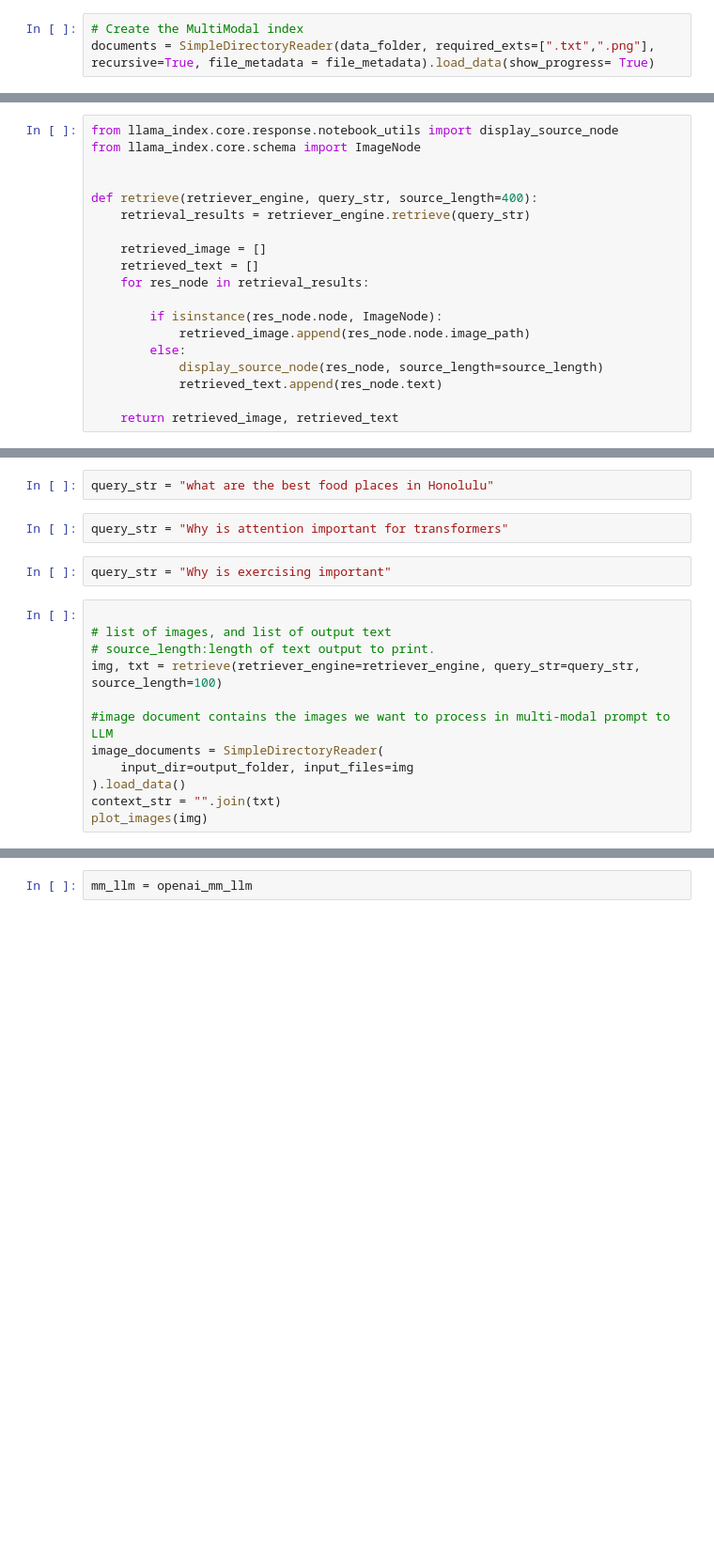
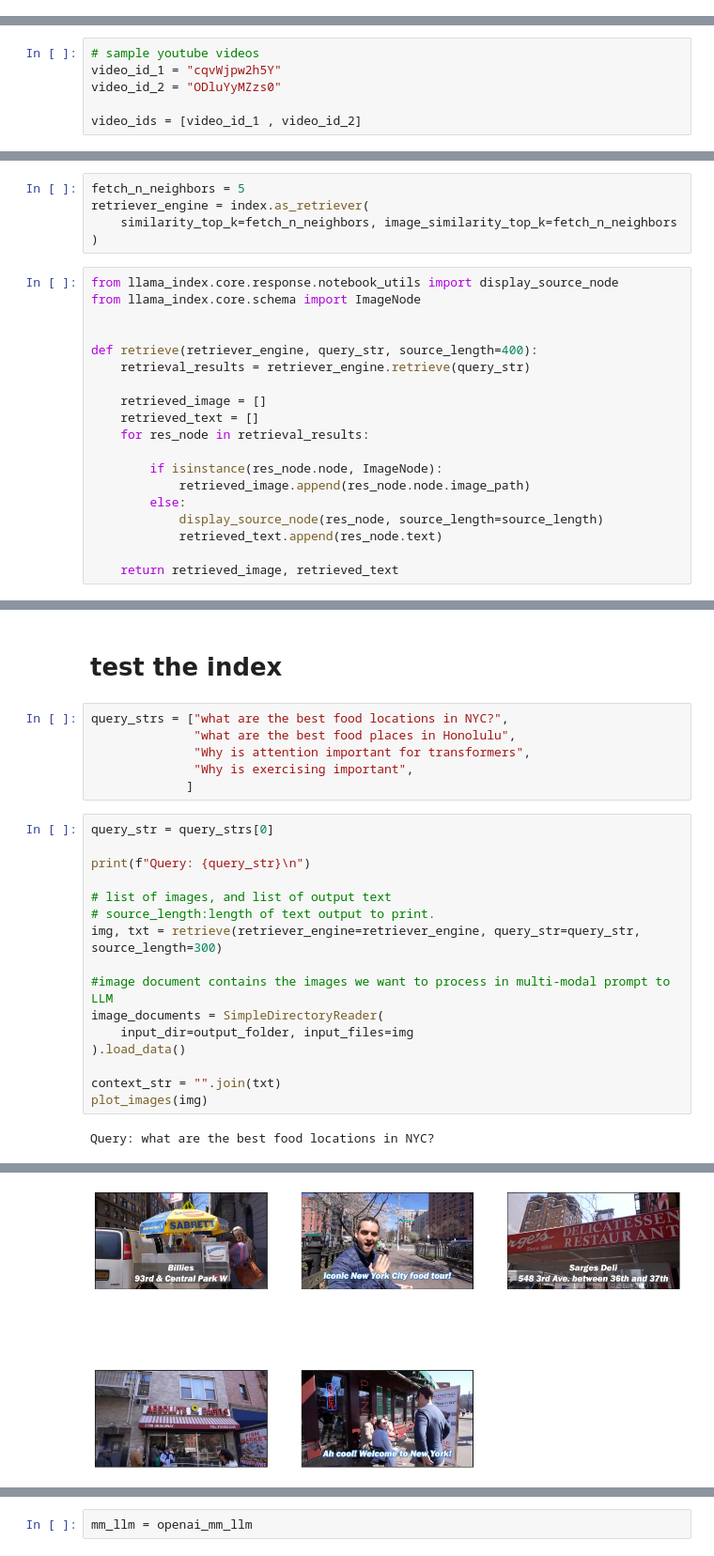
Before and after one commit to npatta01/pydata_rag_video, a Jupyter notebook: notebooks/full_e2e__notebook.ipynb, the cells around one changed output, grey strips where cells are left out. Shown: that part at 94% size. Saved outputs shown, nothing was run; the diff lists cells and outputs as text; blank space fills up the shorter version.

```diff
--- a/notebooks/full_e2e__notebook.ipynb
+++ b/notebooks/full_e2e__notebook.ipynb
@@ -270,3 +44,0 @@ def file_metadata(file_path:str):
-# %%
-# Create the MultiModal index
-documents = SimpleDirectoryReader(data_folder, required_exts=[".txt",".png"], recursive=True, file_metadata = file_metadata).load_data(show_progress= True)
@@ -309,0 +159,6 @@ qa_tmpl_str = (
+# %%
+# sample youtube videos
+video_id_1 = "cqvWjpw2h5Y"
+video_id_2 = "ODluYyMZzs0"
+
+video_ids = [video_id_1 , video_id_2]
@@ -310,3 +295,8 @@ qa_tmpl_str = (
+# %%
+fetch_n_neighbors = 5
+retriever_engine = index.as_retriever(
+    similarity_top_k=fetch_n_neighbors, image_similarity_top_k=fetch_n_neighbors
+)
 # %%
 from llama_index.core.response.notebook_utils import display_source_node
 from llama_index.core.schema import ImageNode
@@ -331,18 +319,26 @@ query_str = "what are the best food places in NYC"
-# %%
-query_str = "what are the best food places in Honolulu"
-# %%
-query_str = "Why is attention important for transformers"
-# %%
-query_str = "Why is exercising important"
+# %% [markdown]
+# test the index
+# %%
+query_strs = ["what are the best food locations in NYC?",
+              "what are the best food places in Honolulu",
+              "Why is attention important for transformers",
+              "Why is exercising important",
+             ]
 # %%
+query_str = query_strs[0]
+
+print(f"Query: {query_str}\n")
 
 # list of images, and list of output text
 # source_length:length of text output to print.
-img, txt = retrieve(retriever_engine=retriever_engine, query_str=query_str, source_length=100)
+img, txt = retrieve(retriever_engine=retriever_engine, query_str=query_str, source_length=300)
 
 #image document contains the images we want to process in multi-modal prompt to LLM
 image_documents = SimpleDirectoryReader(
     input_dir=output_folder, input_files=img
 ).load_data()
+
 context_str = "".join(txt)
 plot_images(img)
+# %% [output]
+Query: what are the best food locations in NYC?
@@ -348,0 +350 @@ plot_images(img)
+[figure, added]
```
Also changed, not shown: parts of 60 cells of this notebook.
